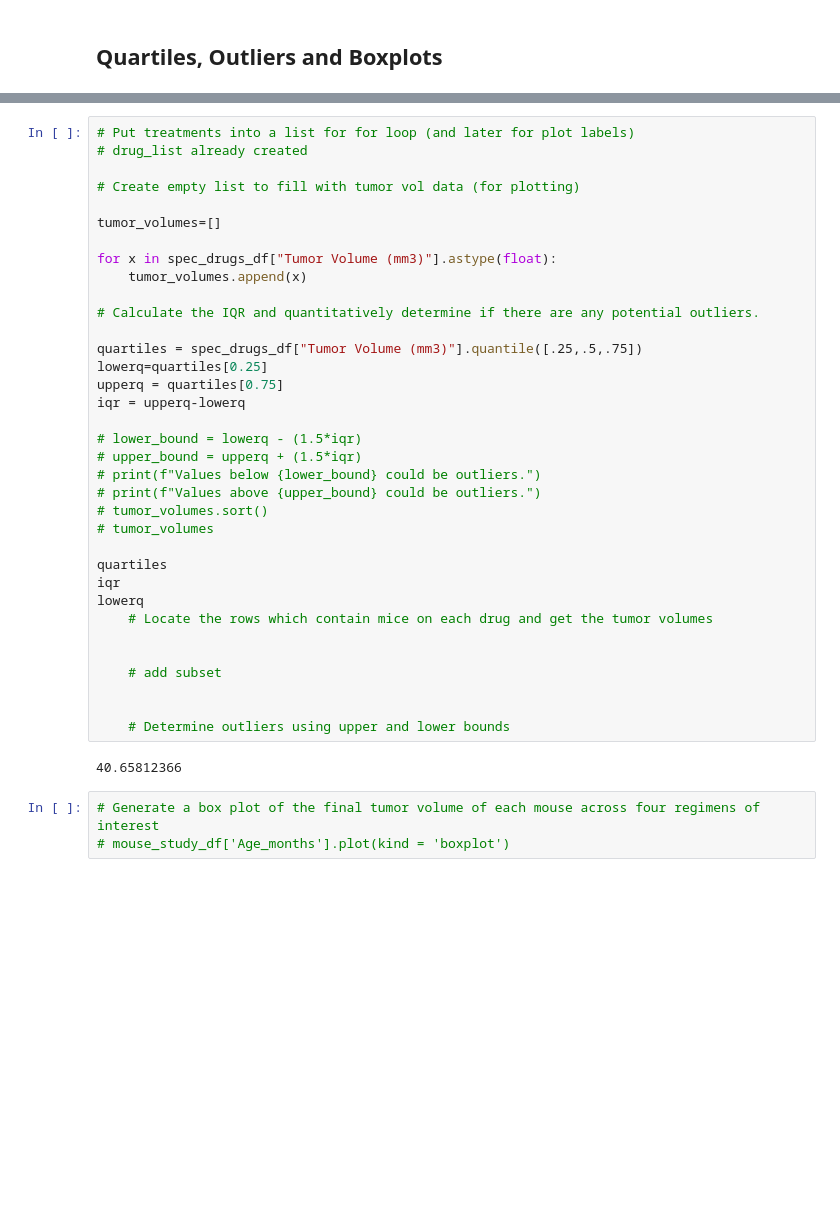
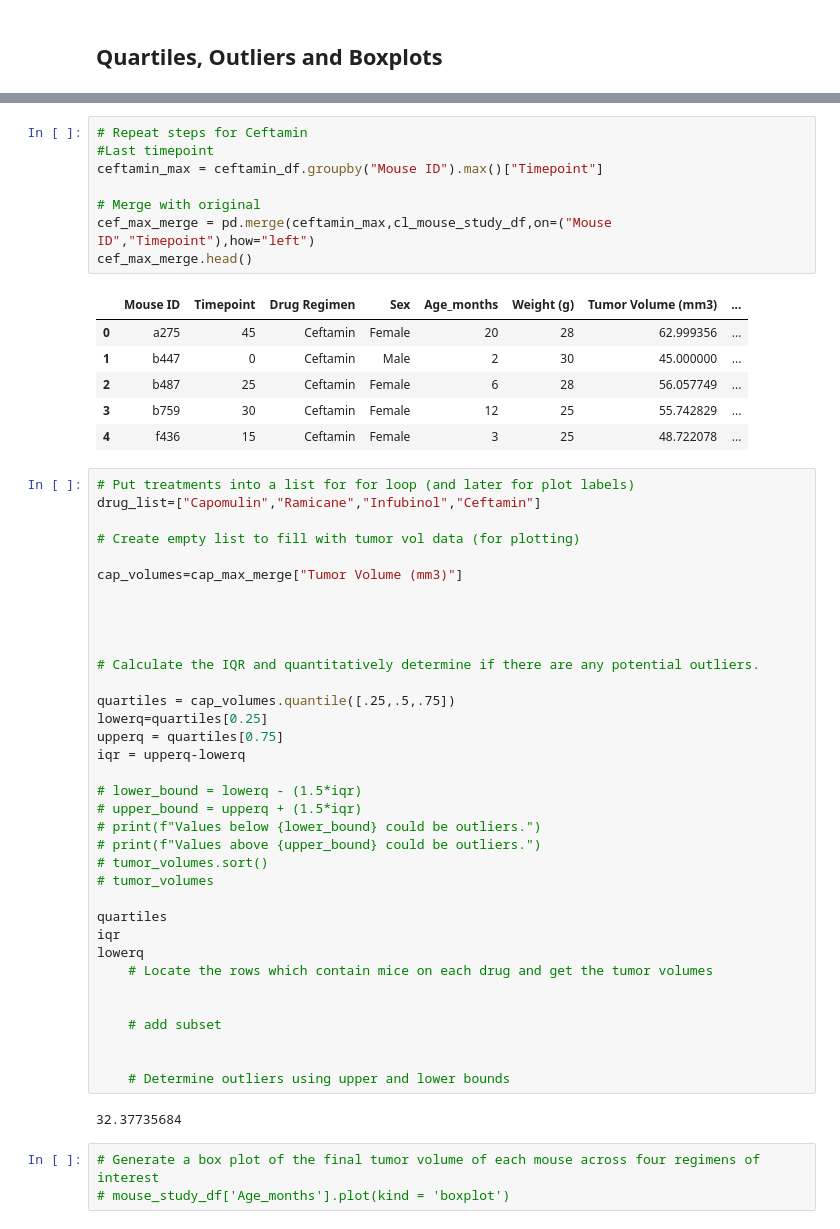
Before and after one commit to joe-m-2020/Pymaceuticals, a Jupyter notebook: pymaceuticals_starter-checkpoint-checkpoint-checkpoint.ipynb, the cells around one changed output, grey strips where cells are left out. Drawn from its saved outputs; the diff is of its cells as text; blank space fills up the shorter version.

```diff
--- a/pymaceuticals_starter-checkpoint-checkpoint-checkpoint.ipynb
+++ b/pymaceuticals_starter-checkpoint-checkpoint-checkpoint.ipynb
@@ -223,17 +260,32 @@ spec_drugs_df
+# %%
+# Repeat steps for Ceftamin
+#Last timepoint
+ceftamin_max = ceftamin_df.groupby("Mouse ID").max()["Timepoint"]
+
+# Merge with original
+cef_max_merge = pd.merge(ceftamin_max,cl_mouse_study_df,on=("Mouse ID","Timepoint"),how="left")
+cef_max_merge.head()
+# %% [output]
+|  | Mouse ID | Timepoint | Drug Regimen | Sex | Age_months | Weight (g) | Tumor Volume (mm3) | ... |
+| 0 | a275 | 45 | Ceftamin | Female | 20 | 28 | 62.999356 | ... |
+| 1 | b447 | 0 | Ceftamin | Male | 2 | 30 | 45.000000 | ... |
+| 2 | b487 | 25 | Ceftamin | Female | 6 | 28 | 56.057749 | ... |
+| 3 | b759 | 30 | Ceftamin | Female | 12 | 25 | 55.742829 | ... |
+| 4 | f436 | 15 | Ceftamin | Female | 3 | 25 | 48.722078 | ... |
 # %%
 # Put treatments into a list for for loop (and later for plot labels)
-# drug_list already created
+drug_list=["Capomulin","Ramicane","Infubinol","Ceftamin"]
 
 # Create empty list to fill with tumor vol data (for plotting)
 
-tumor_volumes=[]
+cap_volumes=cap_max_merge["Tumor Volume (mm3)"]
 
-for x in spec_drugs_df["Tumor Volume (mm3)"].astype(float):
-    tumor_volumes.append(x)
+
+
 
 # Calculate the IQR and quantitatively determine if there are any potential outliers.
 
-quartiles = spec_drugs_df["Tumor Volume (mm3)"].quantile([.25,.5,.75])
+quartiles = cap_volumes.quantile([.25,.5,.75])
 lowerq=quartiles[0.25]
 upperq = quartiles[0.75]
 iqr = upperq-lowerq
@@ -256,7 +308,7 @@ lowerq
 
     # Determine outliers using upper and lower bounds
 # %% [output]
-40.65812366
+32.37735684
 # %%
 # Generate a box plot of the final tumor volume of each mouse across four regimens of interest
 # mouse_study_df['Age_months'].plot(kind = 'boxplot')
```
Also changed, not shown: parts of 4 cells of this notebook.
